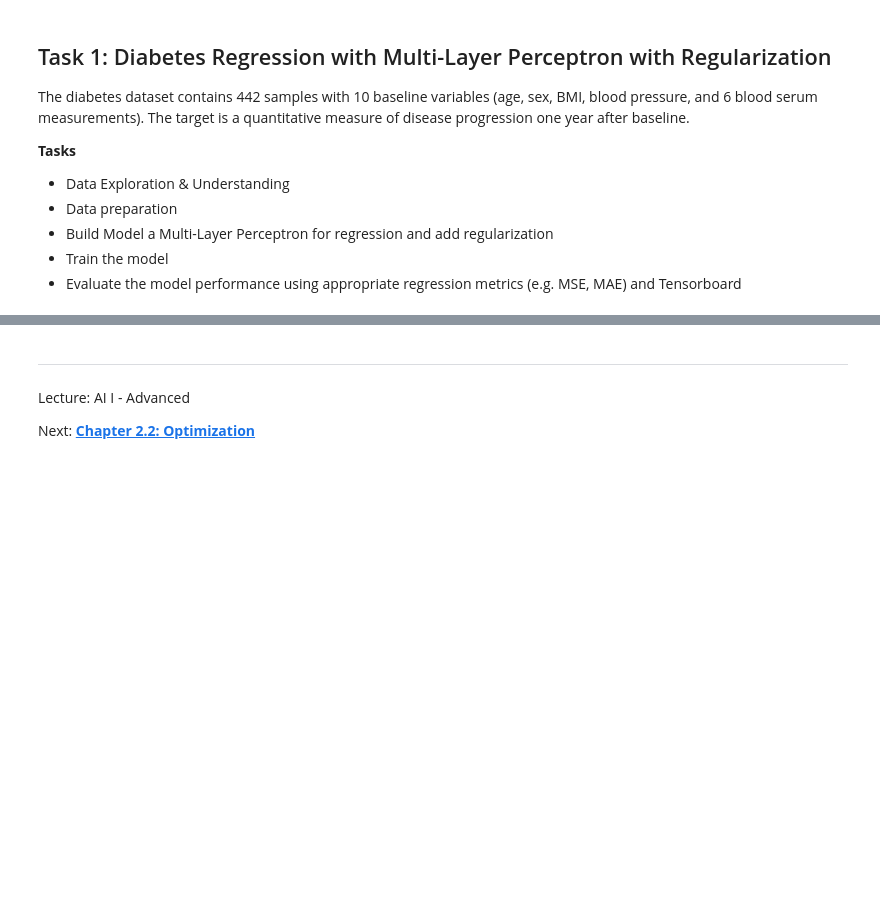
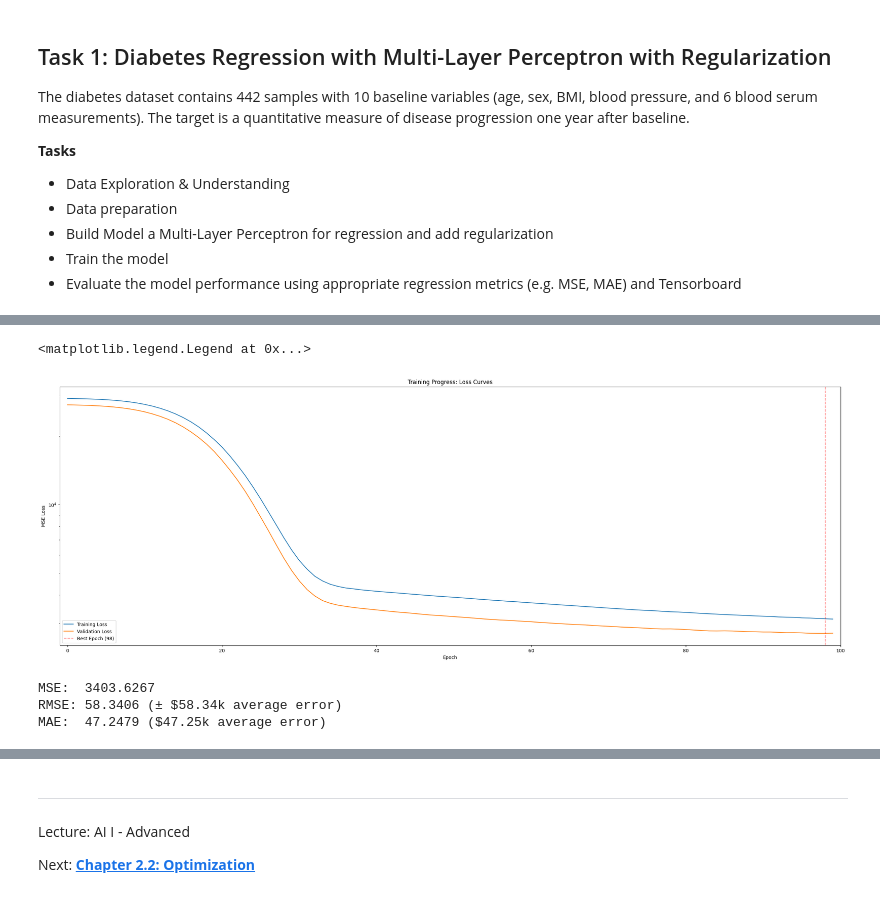
Before and after one commit to iLuckyW/lecture-ai-advanced, a Jupyter notebook: chapter/02_training/exercise/01_regularization.ipynb, the cells around one changed output, grey strips where cells are left out. Cells and saved outputs as stored; diff of their text form; code cells hidden in the pictures; blank space fills up the shorter version.

```diff
--- a/chapter/02_training/exercise/01_regularization.ipynb
+++ b/chapter/02_training/exercise/01_regularization.ipynb
@@ -34,0 +84,32 @@ y = diabetes.target
+# %%
+import torch.nn as nn
+import torch.nn.functional as F
+
+class L2RegularizedModel(nn.Module):
+    """Model with L2 regularization (weight decay)
+    Constraint-based: Penalizes large weights"""
+    def __init__(self, input_dim=4, hidden_dim=64, output_dim=1):
+        super().__init__()
+        self.fc1 = nn.Linear(input_dim, hidden_dim)
+        self.fc2 = nn.Linear(hidden_dim, hidden_dim)
+        self.fc3 = nn.Linear(hidden_dim, output_dim)
+
+    def forward(self, x):
+        x = F.relu(self.fc1(x))
+        x = F.relu(self.fc2(x))
+        x = self.fc3(x)
+        return x
+# %%
+model = L2RegularizedModel(input_dim=10)
+#model = RegressionMLP(input_dim=10)
+
+# Log the model architecture to TensorBoard
+writer.add_graph(model, x[train_ids][:batch_size])
+
+total_params = sum(p.numel() for p in model.parameters())
+trainable_params = sum(p.numel() for p in model.parameters() if p.requires_grad)
+
+print("Model Architecture:")
+print(model)
+print(f"\nTotal parameters: {total_params:,}")
+print(f"Trainable parameters: {trainable_params:,}")
@@ -34,0 +249,29 @@ y = diabetes.target
+# %%
+import matplotlib.pyplot as plt
+
+fig, ax = plt.subplots(figsize=(30, 10))
+ax.plot(train_losses, label='Training Loss')
+ax.plot(val_losses, label='Validation Loss')
+ax.set(xlabel='Epoch', ylabel='MSE Loss', title='Training Progress: Loss Curves', yscale='log', xlim=(-1, len(train_losses)))
+
+# Mark best epoch
+best_epoch = np.argmin(val_losses)
+ax.axvline(x=best_epoch, color='red', linestyle='--', alpha=0.5, label=f'Best Epoch ({best_epoch})')
+
+ax.legend()
+# %% [output]
+<matplotlib.legend.Legend at 0x...>
+[figure, added]
+# %%
+model.load_state_dict(torch.load('./data/01_regularization/model.pth'))
+
+train_metrics = compute_metrics(model, train_loader)
+val_metrics = compute_metrics(model, val_loader)
+test_metrics = compute_metrics(model, test_loader)  # Compute test metrics
+print(f"MSE:  {test_metrics['mse']:.4f}")
+print(f"RMSE: {test_metrics['rmse']:.4f} (± ${test_metrics['rmse']:.2f}k average error)")
+print(f"MAE:  {test_metrics['mae']:.4f} (${test_metrics['mae']:.2f}k average error)")
+# %% [output]
+MSE:  3403.6267
+RMSE: 58.3406 (± $58.34k average error)
+MAE:  47.2479 ($47.25k average error)
```
Also changed, not shown: parts of 5 cells of this notebook, 7 other files.
